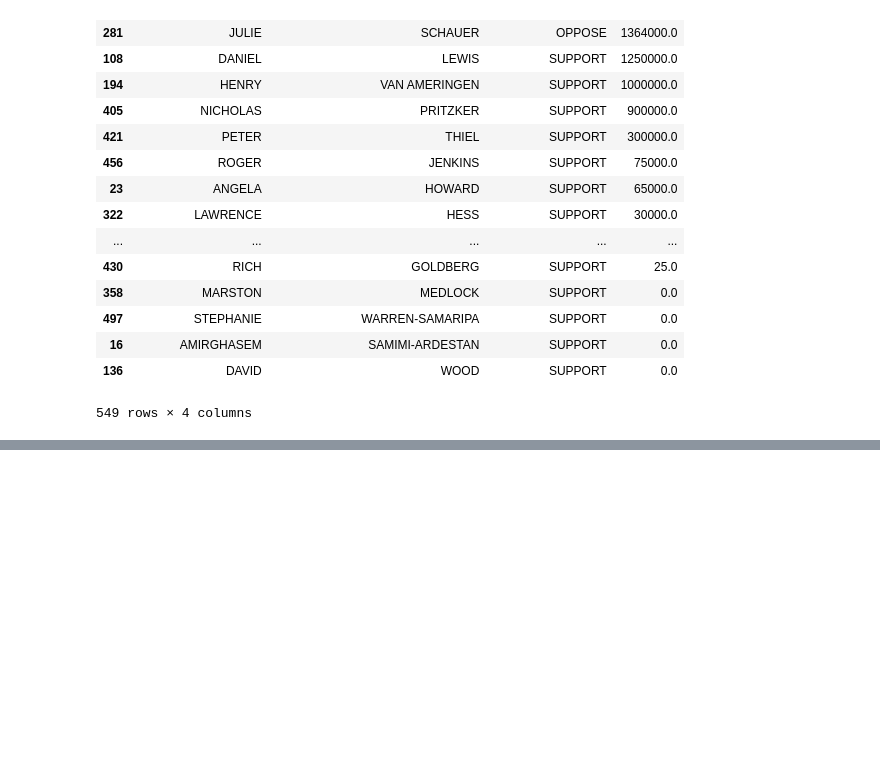
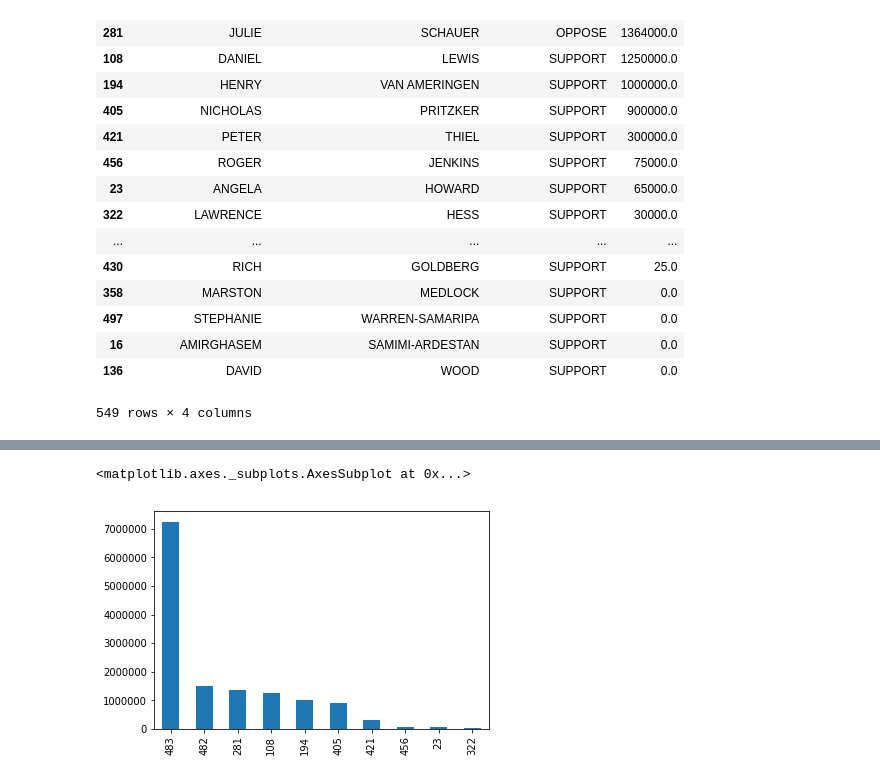
Before and after one commit to maciejszulc/first-python-notebook, a Jupyter notebook: Data_Cal_Access.ipynb, the cells around one changed output, grey strips where cells are left out. Drawn from its saved outputs; the diff is of its cells as text; code cells hidden in the pictures; blank space fills up the shorter version.

Commit message:
Another commit

```diff
--- a/Data_Cal_Access.ipynb
+++ b/Data_Cal_Access.ipynb
@@ -529,3 +528,5 @@ merged.groupby(["contributor_firstname", "contributor_lastname", "committee_posi
 | 16 | AMIRGHASEM | SAMIMI-ARDESTAN | SUPPORT | 0.0 |
 | 136 | DAVID | WOOD | SUPPORT | 0.0 |
 549 rows × 4 columns
+# %%
+top_donors = merged.groupby(["contributor_firstname", "contributor_lastname", "committee_position"]).amount.sum().reset_index().sort_values("amount", ascending = False)
@@ -531,0 +547,5 @@ merged.groupby(["contributor_firstname", "contributor_lastname", "committee_posi
+# %%
+top_donors.head(10).amount.plot.bar()
+# %% [output]
+<matplotlib.axes._subplots.AxesSubplot at 0x...>
+[figure, added]
```
Also changed, not shown: parts of 24 cells of this notebook.
